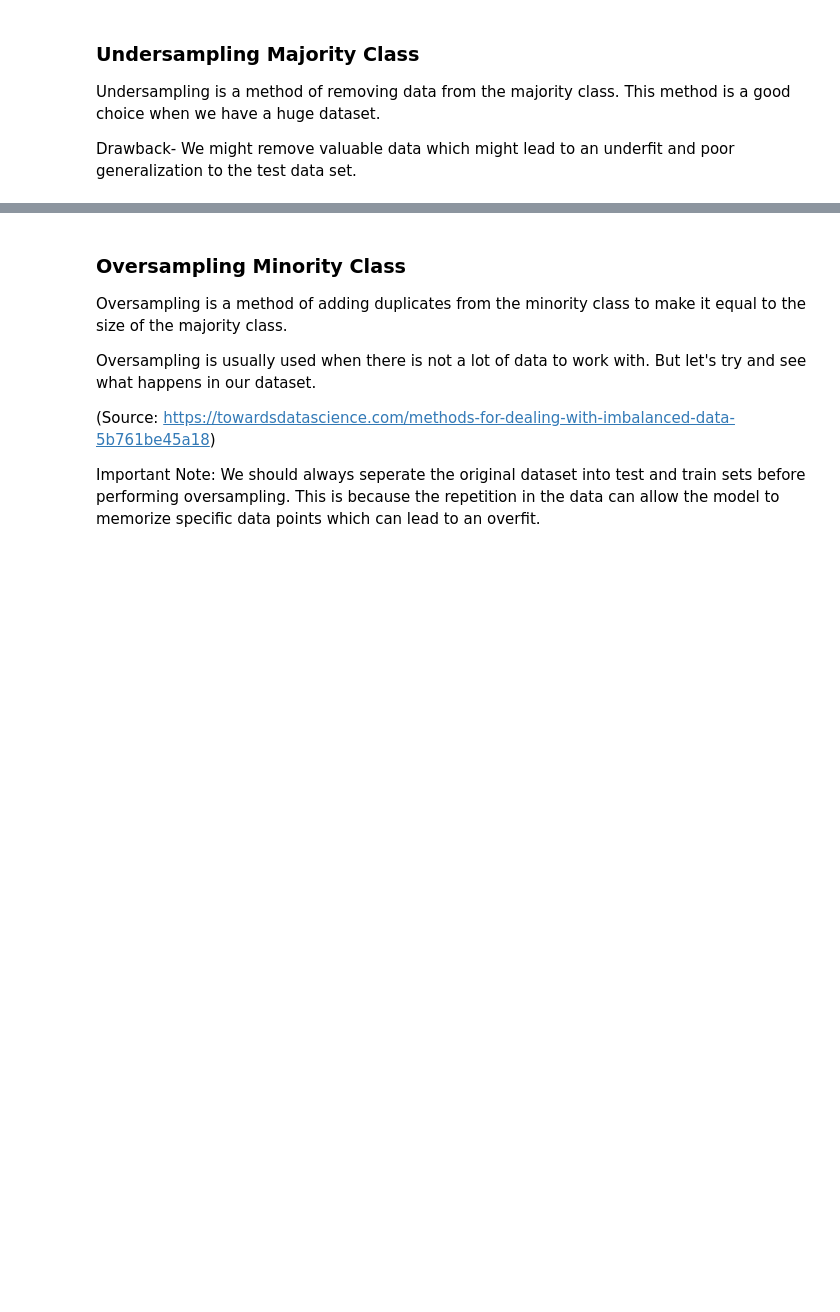
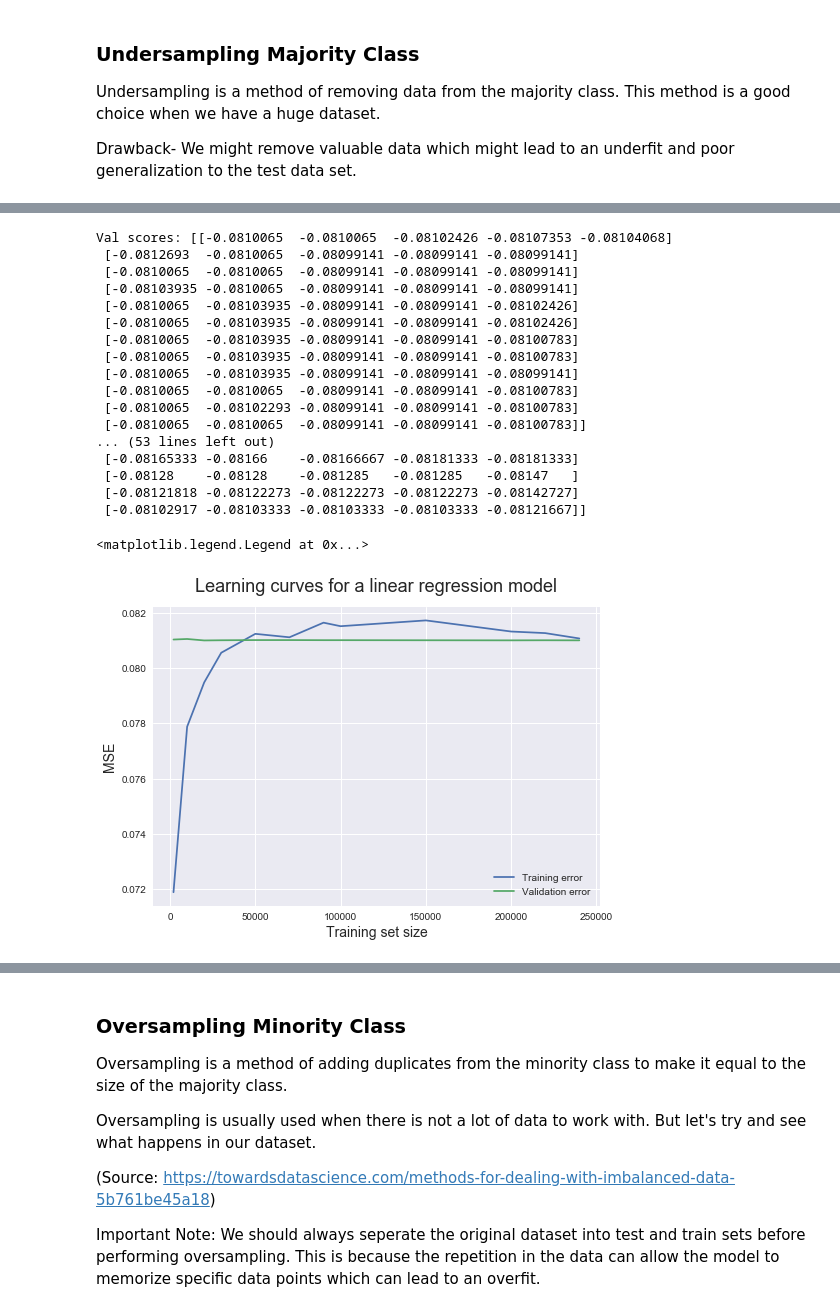
Before and after one commit to guptavasu1213/Loan-Default-Prediction, a Jupyter notebook: ProjectVGXK.ipynb, the cells around one changed output, grey strips where cells are left out. Saved outputs shown, nothing was run; the diff lists cells and outputs as text; code cells hidden in the pictures; blank space fills up the shorter version.

```diff
--- a/ProjectVGXK.ipynb
+++ b/ProjectVGXK.ipynb
@@ -700,3 +784,43 @@ xTrainUnderSamp, xTestUnderSamp, yTrainUnderSamp, yTestUnderSamp = getTestTrainD
+# %%
+print("Val scores:", validation_scores)
+print("Train Scores:", train_scores)
+
+train_scores_mean = -train_scores.mean(axis = 1)
+validation_scores_mean = -validation_scores.mean(axis = 1)
+print('Mean training scores\n\n', pd.Series(train_scores_mean, index = train_sizes))
+print('\n', '-' * 20) # separator
+print('\nMean validation scores\n\n',pd.Series(validation_scores_mean, index = train_sizes))
+
+print("Train Scores:", train_scores)
+plt.style.use('seaborn')
+plt.plot(train_sizes, train_scores_mean, label = 'Training error')
+plt.plot(train_sizes, validation_scores_mean, label = 'Validation error')
+plt.ylabel('MSE', fontsize = 14)
+plt.xlabel('Training set size', fontsize = 14)
+plt.title('Learning curves for a linear regression model', fontsize = 18, y = 1.03)
+plt.legend()
+# plt.xlim(0,10000)
+# plt.ylim(0.85,1)
+# %% [output]
+Val scores: [[-0.0810065  -0.0810065  -0.08102426 -0.08107353 -0.08104068]
+ [-0.0812693  -0.0810065  -0.08099141 -0.08099141 -0.08099141]
+ [-0.0810065  -0.0810065  -0.08099141 -0.08099141 -0.08099141]
+ [-0.08103935 -0.0810065  -0.08099141 -0.08099141 -0.08099141]
+ [-0.0810065  -0.08103935 -0.08099141 -0.08099141 -0.08102426]
+ [-0.0810065  -0.08103935 -0.08099141 -0.08099141 -0.08102426]
+ [-0.0810065  -0.08103935 -0.08099141 -0.08099141 -0.08100783]
+ [-0.0810065  -0.08103935 -0.08099141 -0.08099141 -0.08100783]
+ [-0.0810065  -0.08103935 -0.08099141 -0.08099141 -0.08099141]
+ [-0.0810065  -0.0810065  -0.08099141 -0.08099141 -0.08100783]
+ [-0.0810065  -0.08102293 -0.08099141 -0.08099141 -0.08100783]
+ [-0.0810065  -0.0810065  -0.08099141 -0.08099141 -0.08100783]]
+... (53 lines left out)
+ [-0.08165333 -0.08166    -0.08166667 -0.08181333 -0.08181333]
+ [-0.08128    -0.08128    -0.081285   -0.081285   -0.08147   ]
+ [-0.08121818 -0.08122273 -0.08122273 -0.08122273 -0.08142727]
+ [-0.08102917 -0.08103333 -0.08103333 -0.08103333 -0.08121667]]
+<matplotlib.legend.Legend at 0x...>
+[figure, added]
 # %%
 # Training and Predicting Random Forest Model
 predictions, rf = trainAndPredictRandomForest(xTrainUnderSamp, yTrainUnderSamp, xTestUnderSamp, yTestUnderSamp)
```
Also changed, not shown: parts of 35 cells of this notebook.
